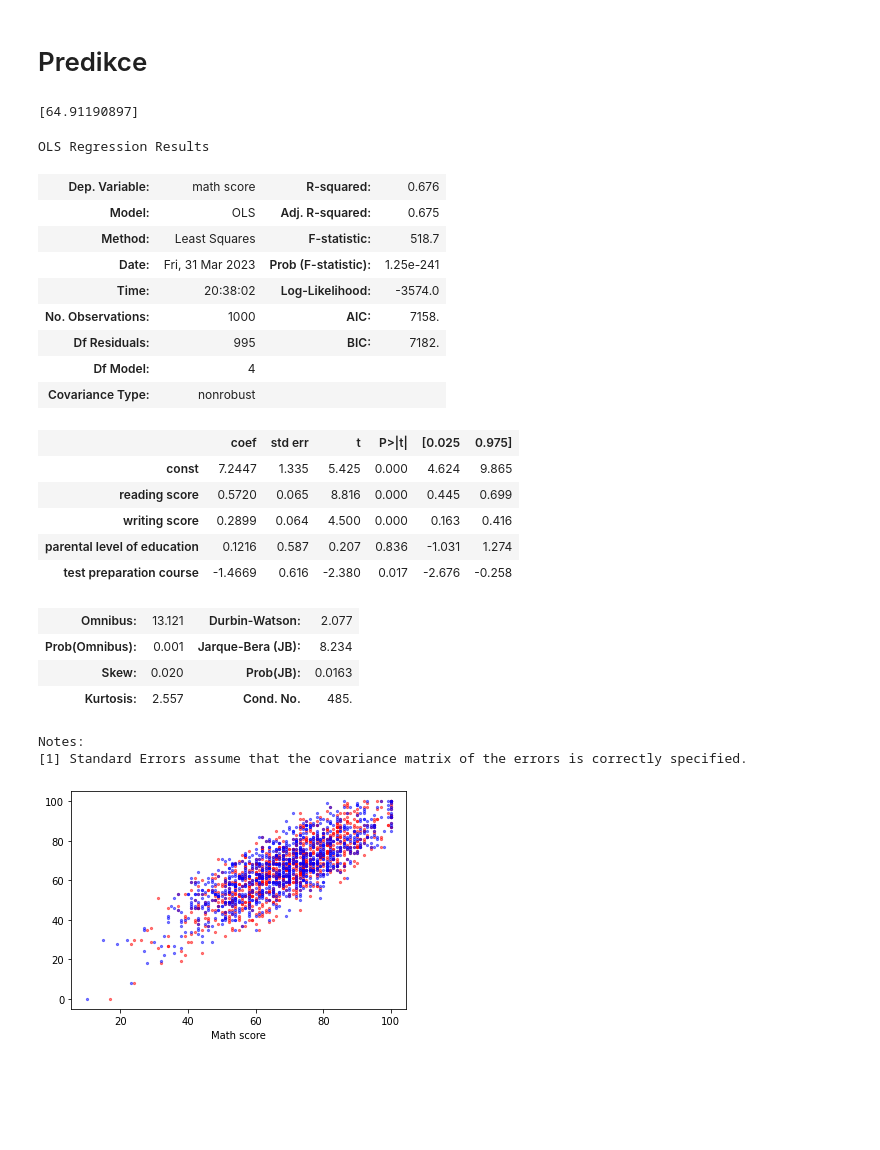
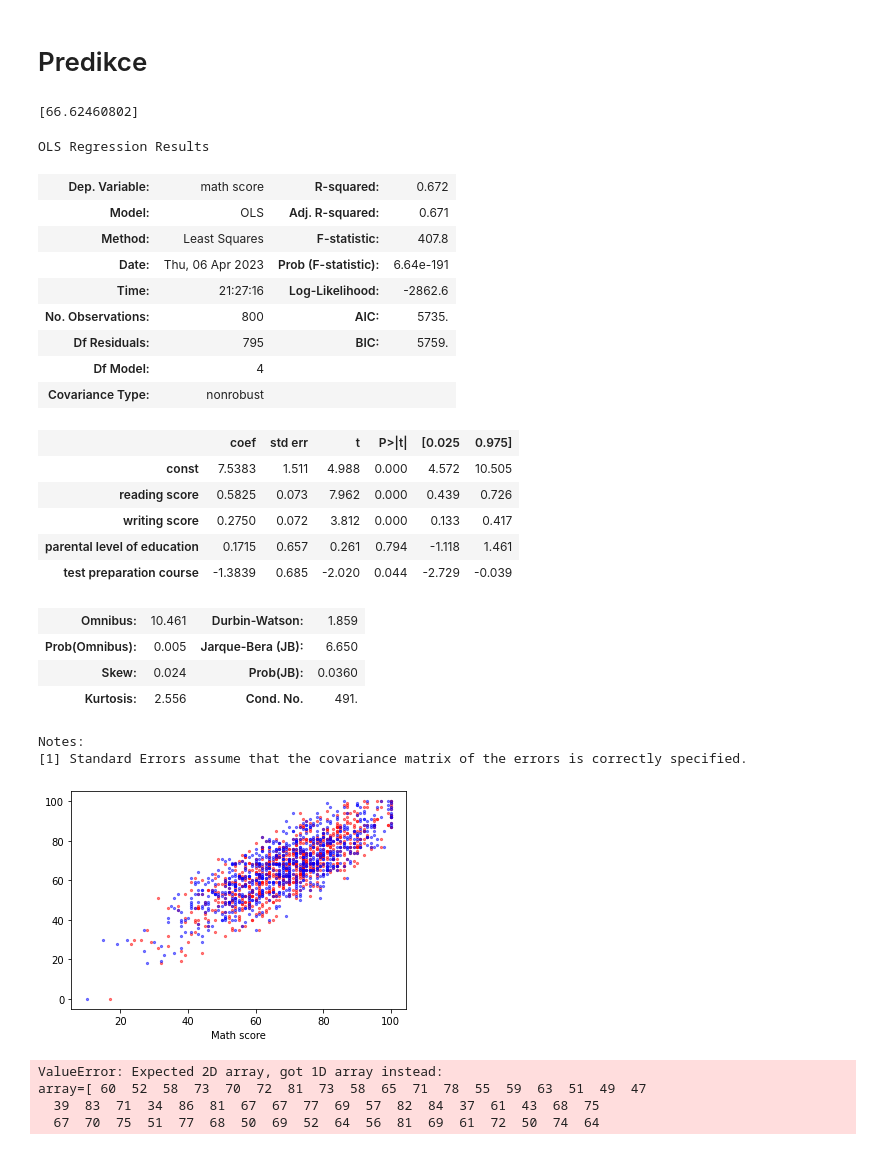
Before and after one commit to SlavDog/school-data-prediction-project, a Jupyter notebook: main.ipynb, the cells around one changed output. Drawn from its saved outputs; the diff is of its cells as text; code cells hidden in the pictures; blank space fills up the shorter version.

Commit message:
testing and training data, accuracy

```diff
--- a/main.ipynb
+++ b/main.ipynb
@@ -36,46 +36,66 @@ df
 # %%
 import matplotlib.pyplot as plt
 from sklearn import linear_model
 import statsmodels.api as sm
 
-X = df[['reading score','writing score','parental level of education','test preparation course']]
-Y = df['math score']
+TEST_SIZE = 0.2
+data_train = df.sample(frac=(1-TEST_SIZE),random_state=0)
+data_test = df.drop(data_train.index)
+
+X = data_train[['reading score','writing score','parental level of education','test preparation course']]
+Y = data_train['math score']
 
 regr = linear_model.LinearRegression()
 regr.fit(X, Y)
 
-plt.scatter(df['reading score'],Y,color="red",s=5,alpha=0.5,marker="o")
-plt.scatter(df['writing score'],Y,color="blue",s=5,alpha=0.5,marker="o")
+plt.scatter(data_train['reading score'],Y,color="red",s=5,alpha=0.5,marker="o")
+plt.scatter(data_train['writing score'],Y,color="blue",s=5,alpha=0.5,marker="o")
 plt.xlabel("Math score")
-print(regr.predict([[75,56,0,1]]))
+print(regr.predict([[75,56,0,0]]))
 
 X = sm.add_constant(X) # adding a constant
 model = sm.OLS(Y, X).fit()
 predictions = model.predict(X)
 
 model.summary()
+
+# Kurz na přípravu nevychází, predikce se s účastí spíše zhoršuje -> lidé s horšími výsledky chodí na kurzy
+# Pokud je P > |t| nízký, znamená to, že lineární funkce je dobře kopíruje -> je to přesný (nemá to extrémní hodnoty co by bylo třeba odřezávat)
+# P > |t| pod 0.05 je signifikantní
 # %% [output]
-[64.91190897]
+[66.62460802]
 OLS Regression Results
-| Dep. Variable: | math score | R-squared: | 0.676 |
-| Model: | OLS | Adj. R-squared: | 0.675 |
-| Method: | Least Squares | F-statistic: | 518.7 |
-| Date: | Fri, 31 Mar 2023 | Prob (F-statistic): | 1.25e-241 |
-| Time: | 20:38:02 | Log-Likelihood: | -3574.0 |
-| No. Observations: | 1000 | AIC: | 7158. |
-| Df Residuals: | 995 | BIC: | 7182. |
+| Dep. Variable: | math score | R-squared: | 0.672 |
+| Model: | OLS | Adj. R-squared: | 0.671 |
+| Method: | Least Squares | F-statistic: | 407.8 |
+| Date: | Thu, 06 Apr 2023 | Prob (F-statistic): | 6.64e-191 |
+| Time: | 21:27:16 | Log-Likelihood: | -2862.6 |
+| No. Observations: | 800 | AIC: | 5735. |
+| Df Residuals: | 795 | BIC: | 5759. |
 | Df Model: | 4 |  |  |
 | Covariance Type: | nonrobust |  |  |
 |  | coef | std err | t | P>|t| | [0.025 | 0.975] |
-| const | 7.2447 | 1.335 | 5.425 | 0.000 | 4.624 | 9.865 |
-| reading score | 0.5720 | 0.065 | 8.816 | 0.000 | 0.445 | 0.699 |
-| writing score | 0.2899 | 0.064 | 4.500 | 0.000 | 0.163 | 0.416 |
-| parental level of education | 0.1216 | 0.587 | 0.207 | 0.836 | -1.031 | 1.274 |
-| test preparation course | -1.4669 | 0.616 | -2.380 | 0.017 | -2.676 | -0.258 |
+| const | 7.5383 | 1.511 | 4.988 | 0.000 | 4.572 | 10.505 |
+| reading score | 0.5825 | 0.073 | 7.962 | 0.000 | 0.439 | 0.726 |
+| writing score | 0.2750 | 0.072 | 3.812 | 0.000 | 0.133 | 0.417 |
+| parental level of education | 0.1715 | 0.657 | 0.261 | 0.794 | -1.118 | 1.461 |
+| test preparation course | -1.3839 | 0.685 | -2.020 | 0.044 | -2.729 | -0.039 |
-| Omnibus: | 13.121 | Durbin-Watson: | 2.077 |
-| Prob(Omnibus): | 0.001 | Jarque-Bera (JB): | 8.234 |
-| Skew: | 0.020 | Prob(JB): | 0.0163 |
-| Kurtosis: | 2.557 | Cond. No. | 485. |
+| Omnibus: | 10.461 | Durbin-Watson: | 1.859 |
+| Prob(Omnibus): | 0.005 | Jarque-Bera (JB): | 6.650 |
+| Skew: | 0.024 | Prob(JB): | 0.0360 |
+| Kurtosis: | 2.556 | Cond. No. | 491. |
 Notes:
 [1] Standard Errors assume that the covariance matrix of the errors is correctly specified.
-[figure, old version]
+[figure, new version]
+# %%
+SUCCESS_PERC = 33
+
+data_test['passed_real'] = data_test['math score'].apply(lambda x: x >= SUCCESS_PERC)
+data_test['passed_pred'] = data_test[['reading score','writing score','parental level of education','test preparation course']].apply(lambda x: regr.predict(x) >= SUCCESS_PERC)
+
+accuracy = data_test[data_test['passed_pred'] == data_test['passed_real']].shape[0]
+# %% [output]
+ValueError: Expected 2D array, got 1D array instead:
+array=[ 60  52  58  73  70  72  81  73  58  65  71  78  55  59  63  51  49  47
+  39  83  71  34  86  81  67  67  77  69  57  82  84  37  61  43  68  75
+  67  70  75  51  77  68  50  69  52  64  56  81  69  61  72  50  74  64
```
